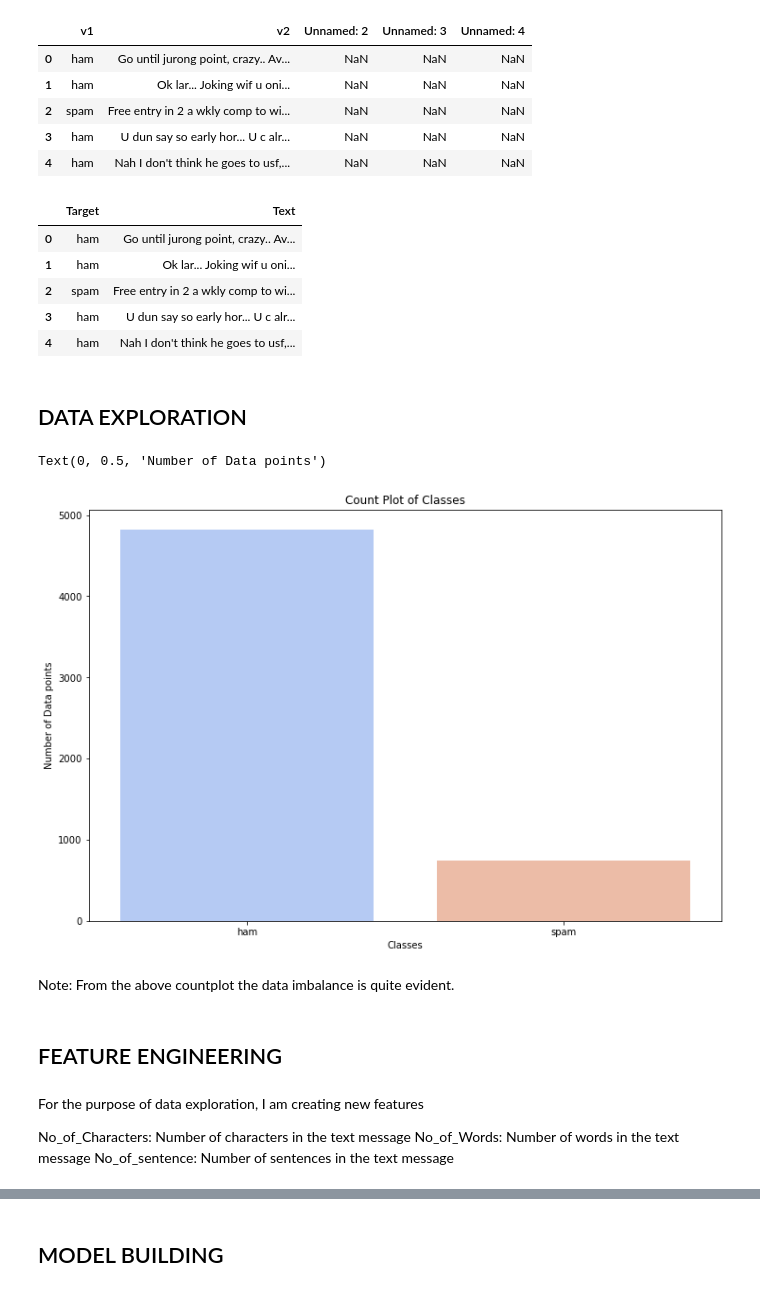
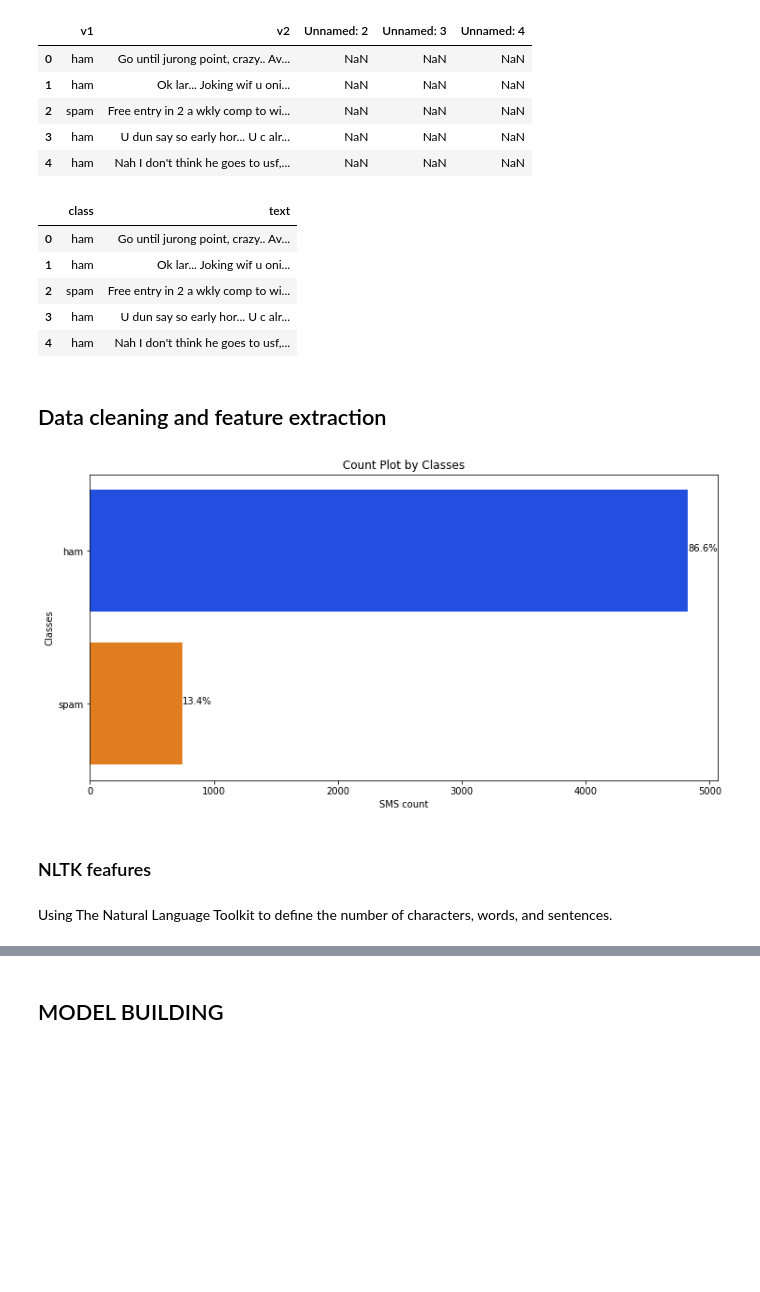
Before and after one commit to epuujee/SpamFilter, a Jupyter notebook: Spam Detector.ipynb, the cells around one changed output, grey strips where cells are left out. Saved outputs shown, nothing was run; the diff lists cells and outputs as text; code cells hidden in the pictures; blank space fills up the shorter version.

```diff
--- a/Spam Detector.ipynb
+++ b/Spam Detector.ipynb
@@ -28,6 +37,6 @@ from sklearn import metrics
 # %%
-data = pd.read_csv('spam.csv')
-data.head()
+df = pd.read_csv('/content/drive/MyDrive/Gannon/spam.csv', encoding='latin-1')
+df.head()
 # %% [output]
 |  | v1 | v2 | Unnamed: 2 | Unnamed: 3 | Unnamed: 4 |
 | 0 | ham | Go until jurong point, crazy.. Av... | NaN | NaN | NaN |
@@ -35,36 +44,38 @@ data.head()
 | 2 | spam | Free entry in 2 a wkly comp to wi... | NaN | NaN | NaN |
 | 3 | ham | U dun say so early hor... U c alr... | NaN | NaN | NaN |
 | 4 | ham | Nah I don't think he goes to usf,... | NaN | NaN | NaN |
-# %%
-to_drop = ["Unnamed: 2","Unnamed: 3","Unnamed: 4"]
-data = data.drop(data[to_drop], axis=1)
-data.rename(columns = {"v1":"Target", "v2":"Text"}, inplace = True)
-data.head()
-# %% [output]
-|  | Target | Text |
-| 0 | ham | Go until jurong point, crazy.. Av... |
-| 1 | ham | Ok lar... Joking wif u oni... |
-| 2 | spam | Free entry in 2 a wkly comp to wi... |
-| 3 | ham | U dun say so early hor... U c alr... |
-| 4 | ham | Nah I don't think he goes to usf,... |
+# %%
+df = df.drop(df[["Unnamed: 2","Unnamed: 3","Unnamed: 4"]], axis=1)
+df.rename(columns = {"v1":"class", "v2":"text"}, inplace = True)
+df.head()
+# %% [output]
+|  | class | text |
+| 0 | ham | Go until jurong point, crazy.. Av... |
+| 1 | ham | Ok lar... Joking wif u oni... |
+| 2 | spam | Free entry in 2 a wkly comp to wi... |
+| 3 | ham | U dun say so early hor... U c alr... |
+| 4 | ham | Nah I don't think he goes to usf,... |
 # %% [markdown]
-## DATA EXPLORATION
+## Data cleaning and feature extraction
 # %%
-plt.figure(figsize = (12,8))
-fg = sns.countplot(x = data["Target"], palette='coolwarm')
-fg.set_title("Count Plot of Classes")
-fg.set_xlabel("Classes")
-fg.set_ylabel("Number of Data points")
+plt.figure(figsize = (12,6))
+fg = sns.countplot(y = df["class"], palette='bright')
+fg.set_title("Count Plot by Classes")
+fg.set_xlabel("SMS count")
+fg.set_ylabel("Classes")
+
+total = len(df)
+
+for p in fg.patches:
+        percentage = '{:.1f}%'.format(100 * p.get_width()/total)
+        x = p.get_x() + p.get_width() + 0.02
+        y = p.get_y() + p.get_height()/2
+        fg.annotate(percentage, (x, y))
+
+plt.show()
 # %% [output]
-Text(0, 0.5, 'Number of Data points')
-[figure, old version]
+[figure, new version]
-# %% [markdown]
-Note: From the above countplot the data imbalance is quite evident.
 # %% [markdown]
-## FEATURE ENGINEERING
+### NLTK feafures
 # %% [markdown]
-For the purpose of data exploration, I am creating new features
-
-No_of_Characters: Number of characters in the text message
-No_of_Words: Number of words in the text message
-No_of_sentence: Number of sentences in the text message
+Using The Natural Language Toolkit to define the number of characters, words, and sentences.
```
Also changed, not shown: parts of 52 cells of this notebook.
